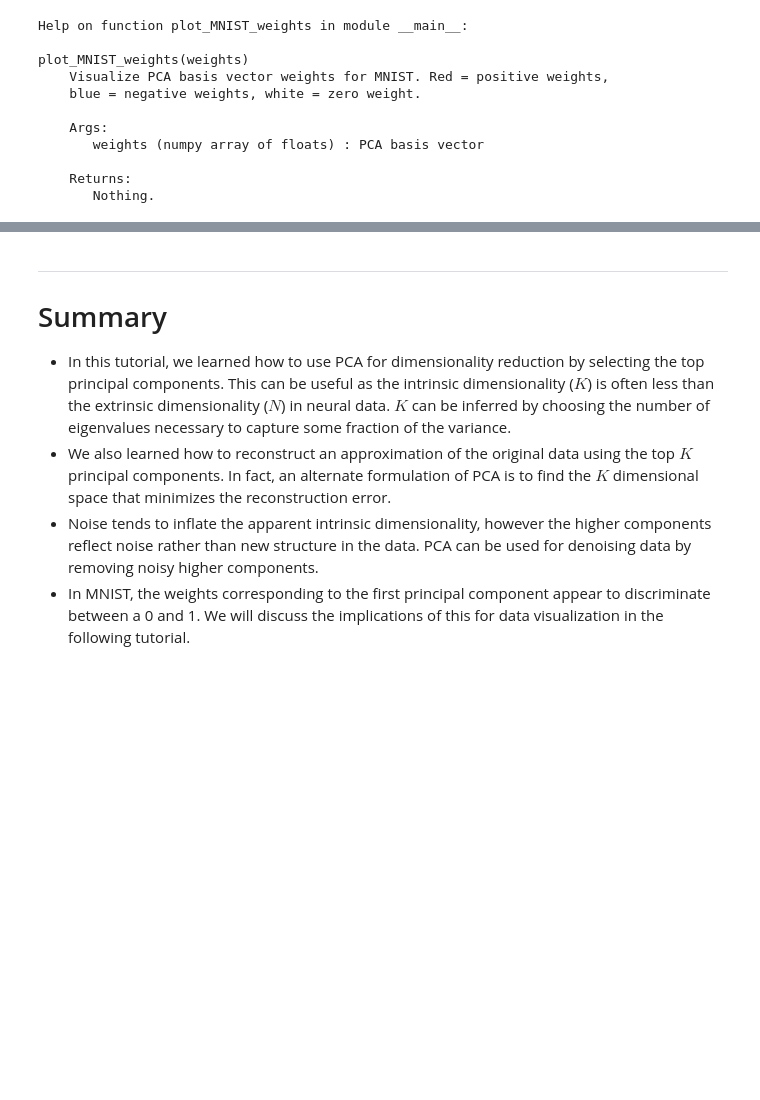
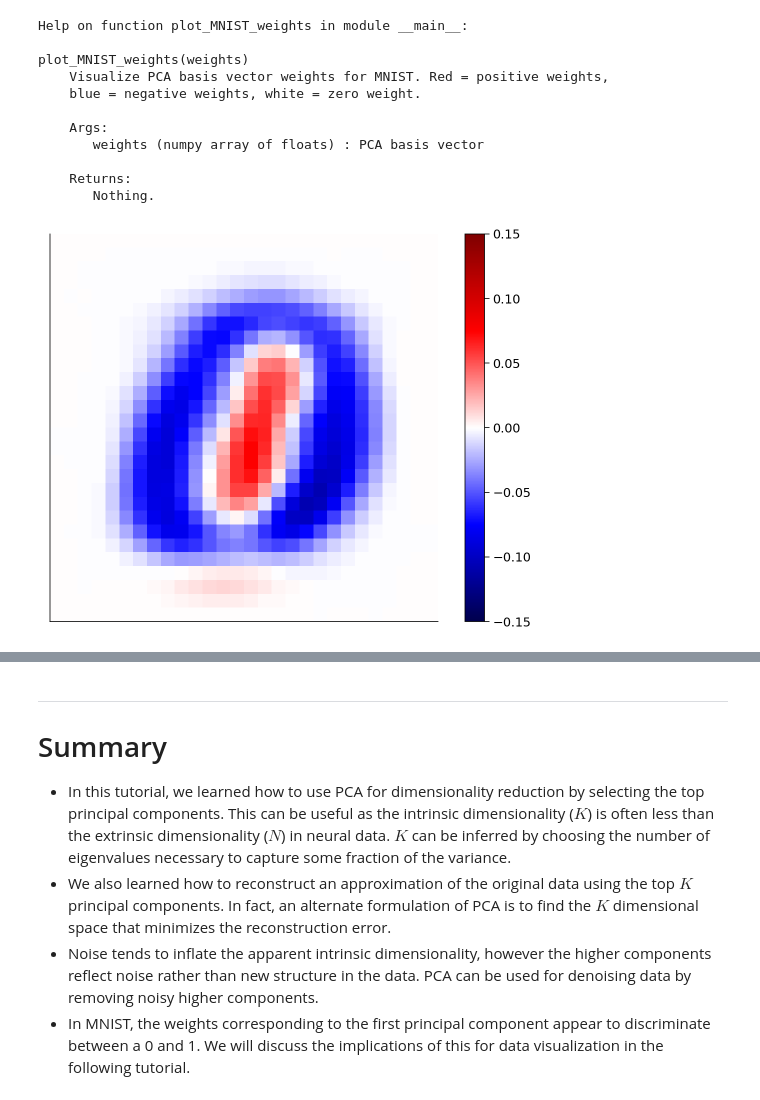
Before and after one commit to tejasr42/nma, a Jupyter notebook: W1D5_Tutorial3.ipynb, the cells around one changed output, grey strips where cells are left out. Cells and saved outputs as stored; diff of their text form; code cells hidden in the pictures; blank space fills up the shorter version.

```diff
--- a/W1D5_Tutorial3.ipynb
+++ b/W1D5_Tutorial3.ipynb
@@ -597,10 +597,12 @@ plot_MNIST_weights(weights)
 # %%
 #################################################
 ## TO DO for students: plot the weights calling the plot_MNIST_weights function
 #################################################
 
 # Plot the weights of the first principal component
-plot_MNIST_weights(...)
+plot_MNIST_weights(evectors[:,0])
+# %% [output]
+[figure, added]
 # %% [markdown]
 [*Click for solution*](https://github.com/NeuromatchAcademy/course-content/tree/master//tutorials/W1D5_DimensionalityReduction/solutions/W1D5_Tutorial3_Solution_f358e413.py)
 
```
Also changed, not shown: parts of 4 cells of this notebook.
